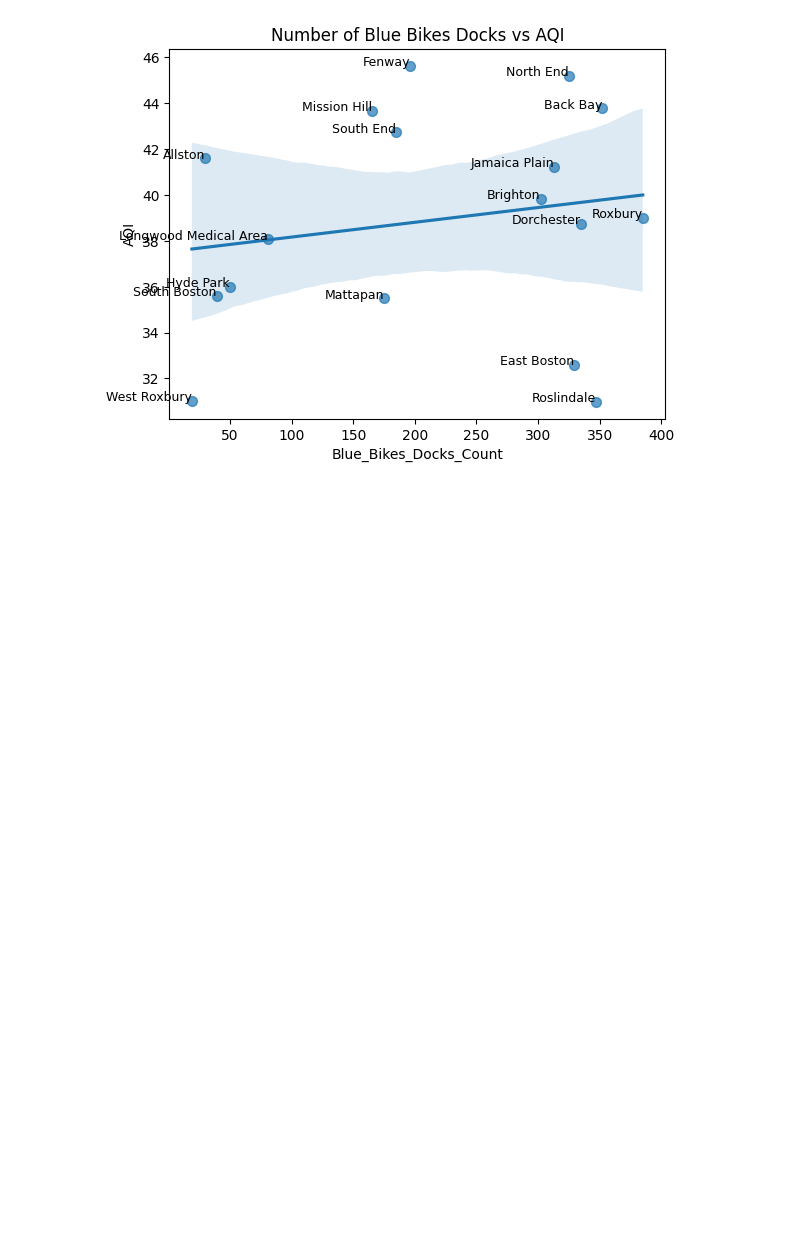
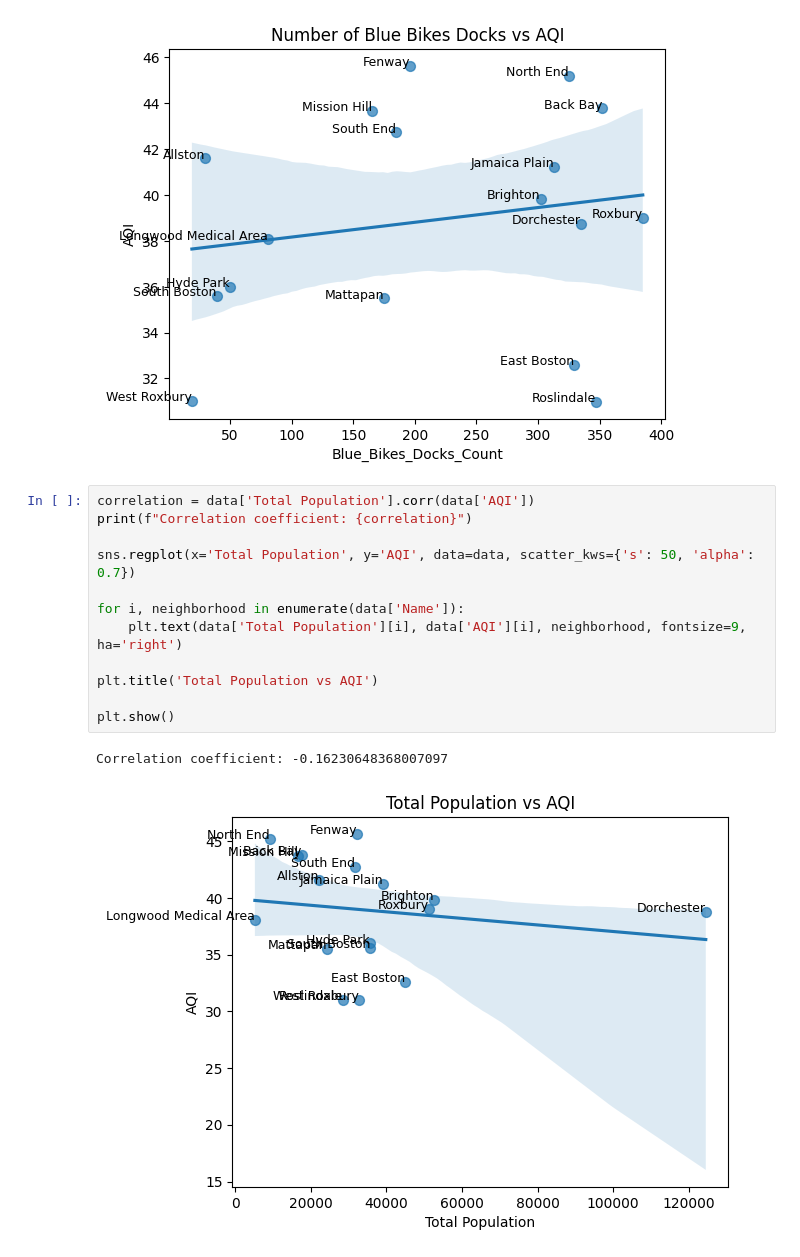
Before and after one commit to BU-Spark/ds-boston-transit-air-quality, a Jupyter notebook: fa23-team-f/data/Extension/extensionanalysis.ipynb, the cells around one changed output. Drawn from its saved outputs; the diff is of its cells as text; blank space fills up the shorter version.

```diff
--- a/fa23-team-f/data/Extension/extensionanalysis.ipynb
+++ b/fa23-team-f/data/Extension/extensionanalysis.ipynb
@@ -198,3 +201,18 @@ plt.show()
 # %% [output]
 Correlation coefficient: 0.1791979754560291
 [figure]
+# %%
+correlation = data['Total Population'].corr(data['AQI'])
+print(f"Correlation coefficient: {correlation}")
+
+sns.regplot(x='Total Population', y='AQI', data=data, scatter_kws={'s': 50, 'alpha': 0.7})
+
+for i, neighborhood in enumerate(data['Name']):
+    plt.text(data['Total Population'][i], data['AQI'][i], neighborhood, fontsize=9, ha='right')
+
+plt.title('Total Population vs AQI')
+
+plt.show()
+# %% [output]
+Correlation coefficient: -0.16230648368007097
+[figure, added]
```
Also changed, not shown: parts of 5 cells of this notebook, 3 other files.
